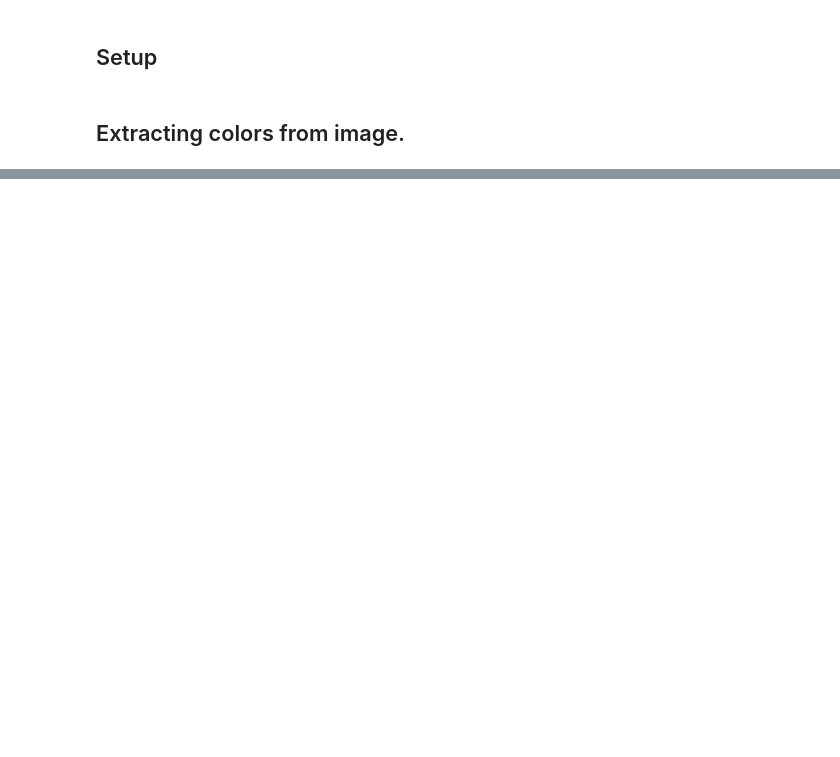
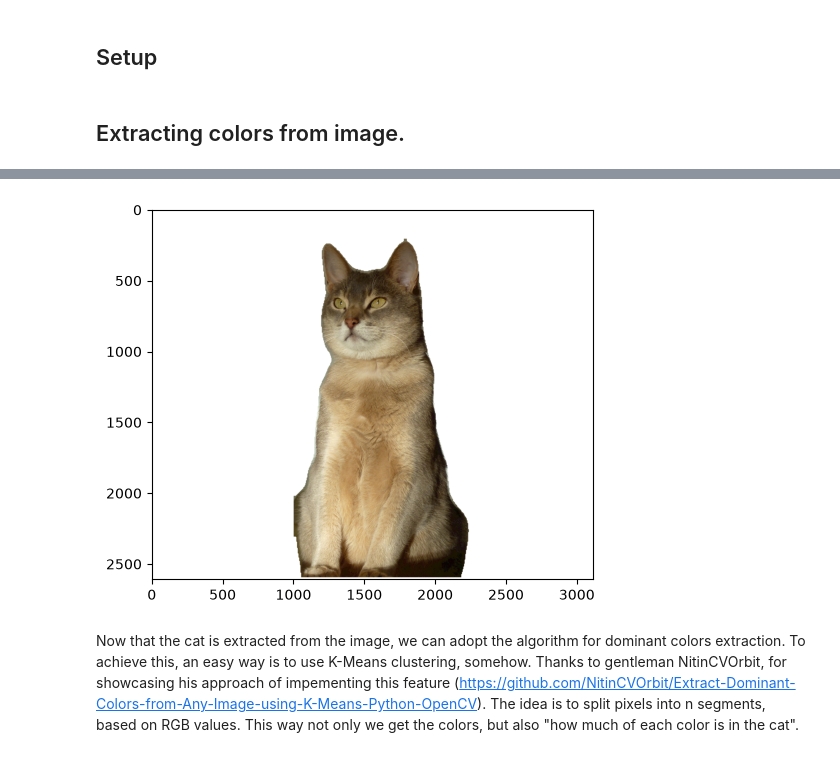
Before and after one commit to eucaliptuskoala/nine-lives, a Jupyter notebook: ml/notebooks/02_color_extraction.ipynb, the cells around one changed output, grey strips where cells are left out. Cells and saved outputs as stored; diff of their text form; code cells hidden in the pictures; blank space fills up the shorter version.

```diff
--- a/ml/notebooks/02_color_extraction.ipynb
+++ b/ml/notebooks/02_color_extraction.ipynb
@@ -26,0 +24,8 @@ import matplotlib.pyplot as pltQf
+# %%
+api_key= os.getenv('CAT_API_KEY')
+x = requests.get(f'https://api.thecatapi.com/v1/images/search?breed_ids=abys&api_key={api_key}')
+
+data = x.json()
+
+url = data[0]["url"]
+print(url)
@@ -26,0 +43,18 @@ import matplotlib.pyplot as pltQf
+# %%
+# built a script which segments a cat from the rest of the image, and makes everything outide the cat's object transparent
+from segmentation.remove_background import remove_background as _remove_bg
+
+def remove_background(image_bytes: bytes) -> str:
+    image = Image.open(io.BytesIO(image_bytes))
+    result = _remove_bg(image)
+    return result
+# %%
+response = requests.get(url).content
+cat_no_bg = remove_background(response)
+# %%
+img = np.asarray(cat_no_bg)
+imgplot = pltQ.imshow(img)
+# %% [output]
+[figure, added]
+# %% [markdown]
+Now that the cat is extracted from the image, we can adopt the algorithm for dominant colors extraction. To achieve this, an easy way is to use K-Means clustering, somehow. Thanks to gentleman NitinCVOrbit, for showcasing his approach of impementing this feature (https://github.com/NitinCVOrbit/Extract-Dominant-Colors-from-Any-Image-using-K-Means-Python-OpenCV). The idea is to split pixels into n segments, based on RGB values. This way not only we get the colors, but also "how much of each color is in the cat".
```
Also changed, not shown: parts of 9 cells of this notebook, 13 other files.
